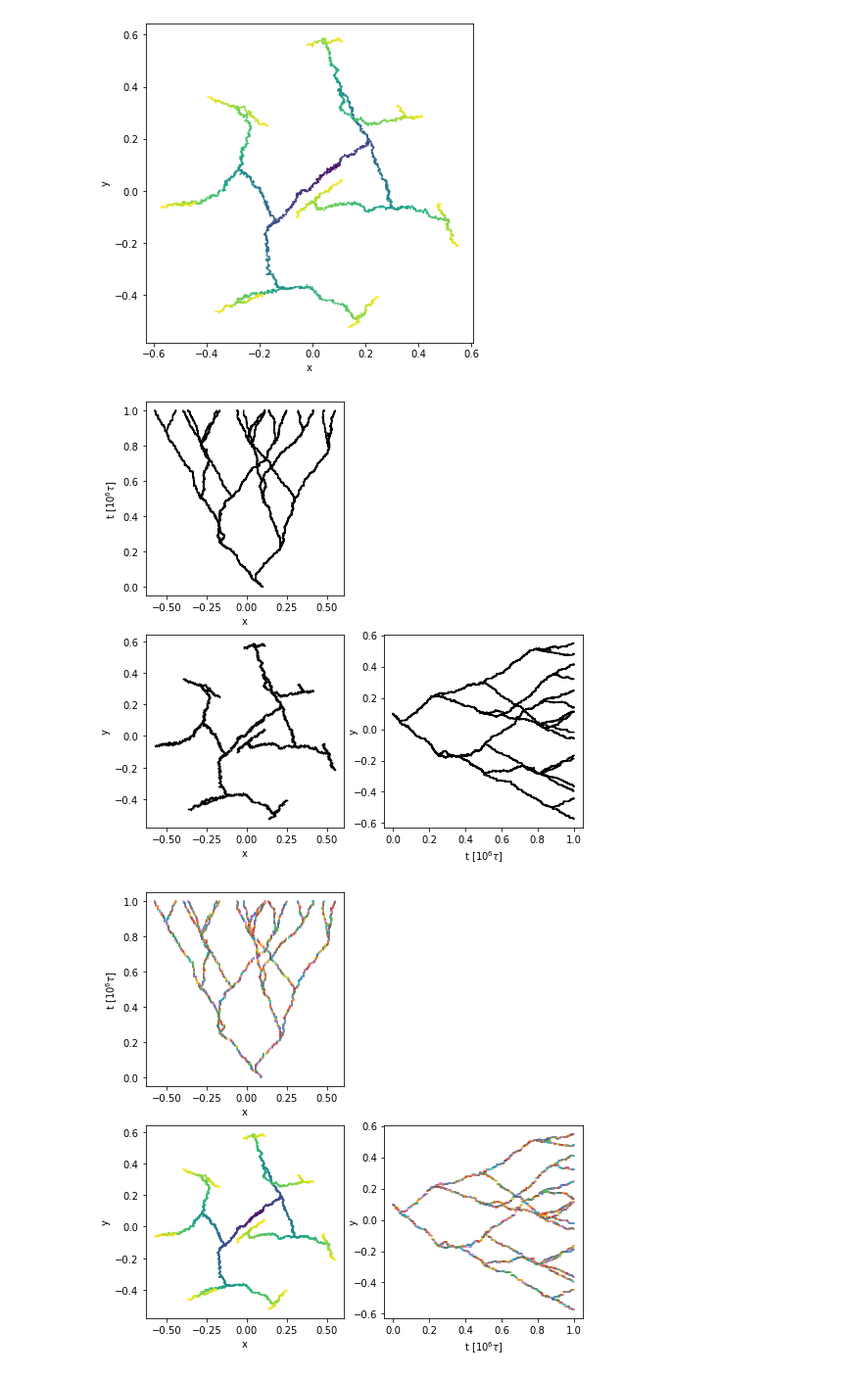
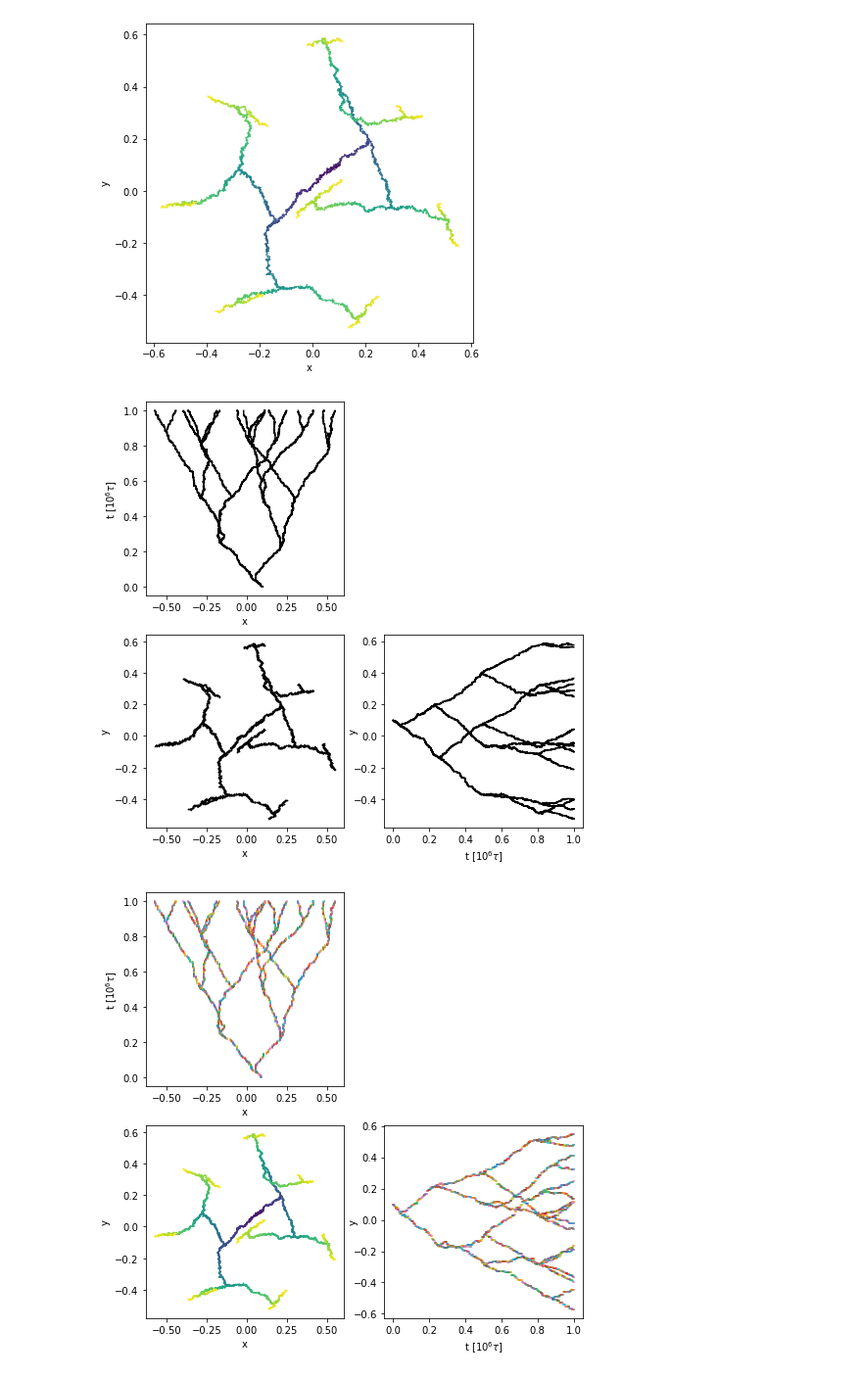
Before and after one commit to Balazzs/2D_speciation, a Jupyter notebook: thing.ipynb, the cells around one changed output. Shown: that part at 98% size. Saved outputs shown, nothing was run; the diff lists cells and outputs as text; code cells hidden in the pictures.

```diff
--- a/thing.ipynb
+++ b/thing.ipynb
@@ -339,7 +340,7 @@ def plot_time_vs_axis_colorful(hist_map, axis, ax, color=None):
         ax.set_ylabel("y", labelpad=-5)
 
 def plot_time_vs_axis_fast(hist_map, axis, ax, color="black"):
-    X = np.repeat(np.array(list(hist_map.keys()))[:,0], 3)
+    X = np.repeat(np.array(list(hist_map.keys()))[:, axis], 3)
     T = np.ravel([x[-1] + [np.nan] for x in hist_map.values()]) / 1e6
 
     if axis == 0:
@@ -382,7 +383,7 @@ plot_2d_colorful(hist_map, plt.gca())
 # %% [output]
 [figure]
 # %%
-def triplot(hist_map, filename=None, colorful=False):
+def make_triplot(hist_map, filename=None, colorful=False):
 
     fig, axes = plt.subplots(2,2, figsize=(8,8))
 
@@ -403,7 +404,7 @@ def triplot(hist_map, filename=None, colorful=False):
         plt.clf()
         plt.close()
 # %%
-triplot(hist_map)
+make_triplot(hist_map)
 # %% [output]
-[figure, old version]
+[figure, new version]
 # %%
```
Also changed, not shown: parts of 4 cells of this notebook.
